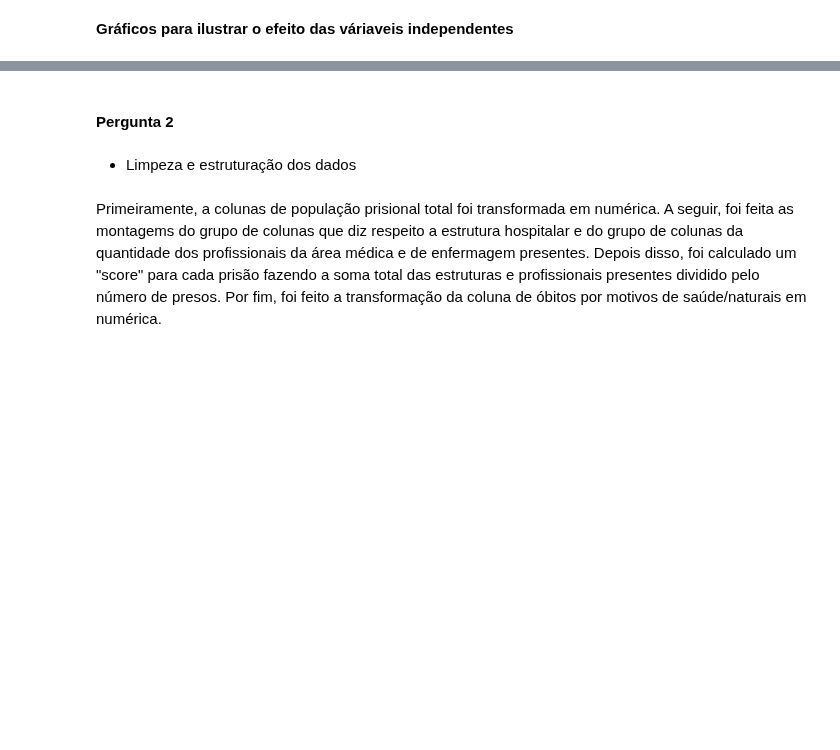
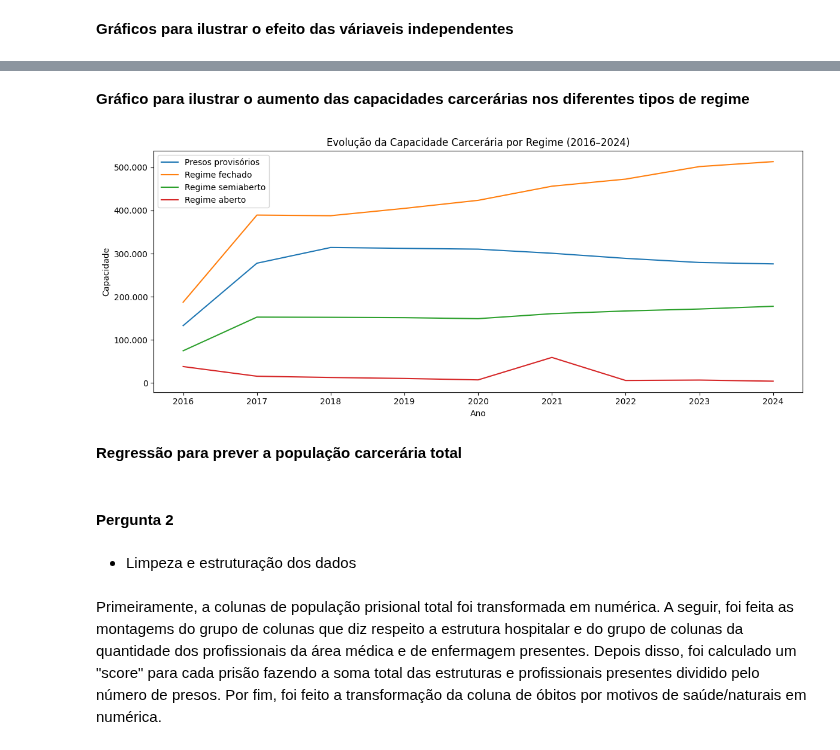
Before and after one commit to Caio-Brega/introducao-ciencia-dos-dados, a Jupyter notebook: TP_ICD.ipynb, the cells around one changed output, grey strips where cells are left out. Cells and saved outputs as stored; diff of their text form; code cells hidden in the pictures; blank space fills up the shorter version.

```diff
--- a/TP_ICD.ipynb
+++ b/TP_ICD.ipynb
@@ -306,3 +303,33 @@ The `ci` parameter is deprecated. Use `errorbar=None` for the same effect.
+# %% [markdown]
+**Gráfico para ilustrar o aumento das capacidades carcerárias nos diferentes tipos de regime**
+# %%
+regimes = [
+    '1.3 Capacidade do estabelecimento | Presos provisórios | Total',
+    '1.3 Capacidade do estabelecimento | Regime fechado | Total',
+    '1.3 Capacidade do estabelecimento | Regime semiaberto | Total',
+    '1.3 Capacidade do estabelecimento | Regime aberto | Total',
+]
+
+plt.figure(figsize=(12, 5))
+for regime in regimes:
+    sns.lineplot(
+        data=df_brasil_ano,
+        x='Ano',
+        y=regime,
+        label=regime.split('|')[1].strip()
+    )
+
+plt.title('Evolução da Capacidade Carcerária por Regime (2016–2024)')
+plt.xlabel('Ano')
+plt.ylabel('Capacidade')
+plt.gca().yaxis.set_major_formatter(ticker.FuncFormatter(lambda x, _: f'{int(x):,}'.replace(",", ".")))
+plt.legend()
+plt.tight_layout()
+plt.show()
+# %% [output]
+[figure, added]
+# %% [markdown]
+**Regressão para prever a população carcerária total**
 # %% [markdown]
 #### Pergunta 2
 # %% [markdown]
```
Also changed, not shown: parts of 3 cells of this notebook.
